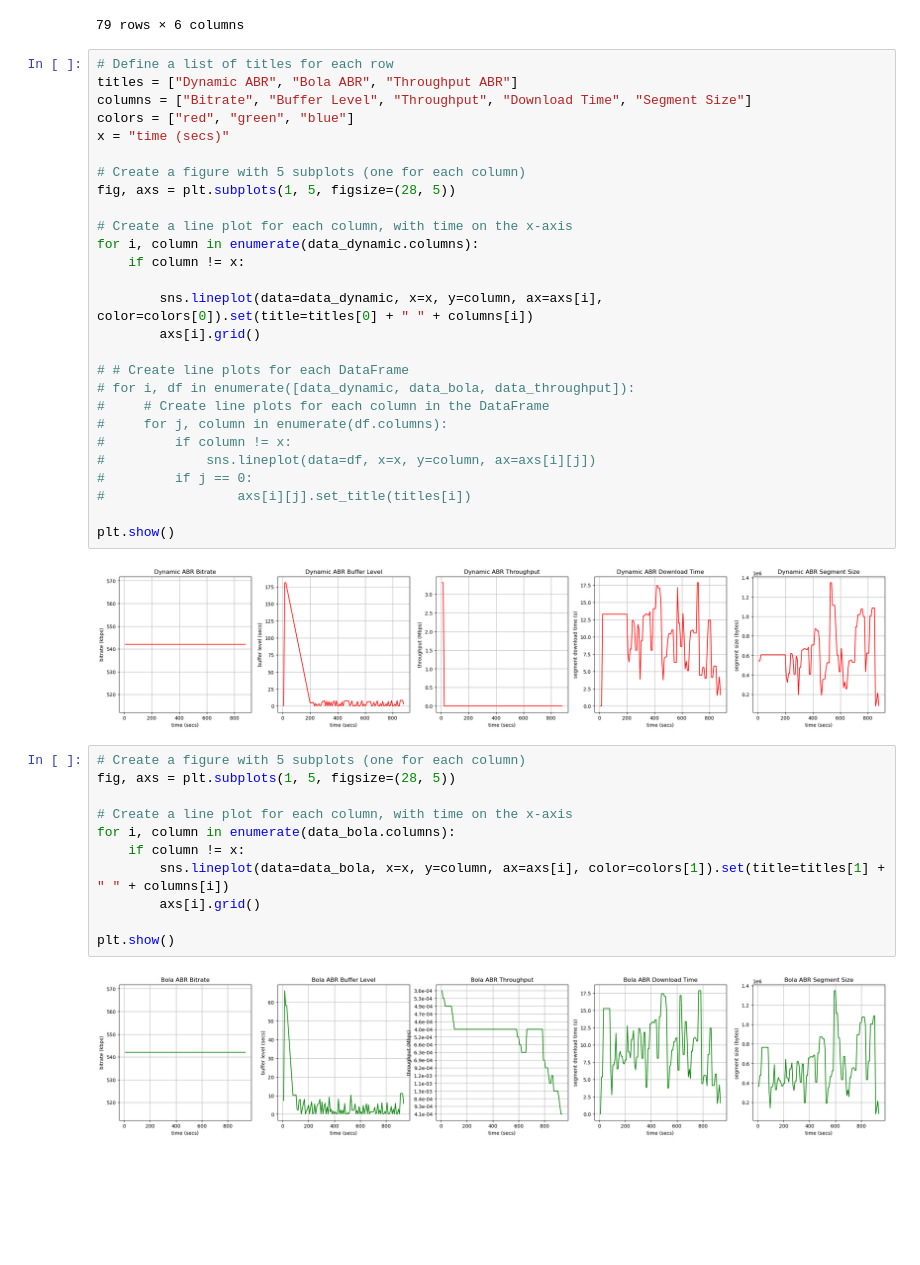
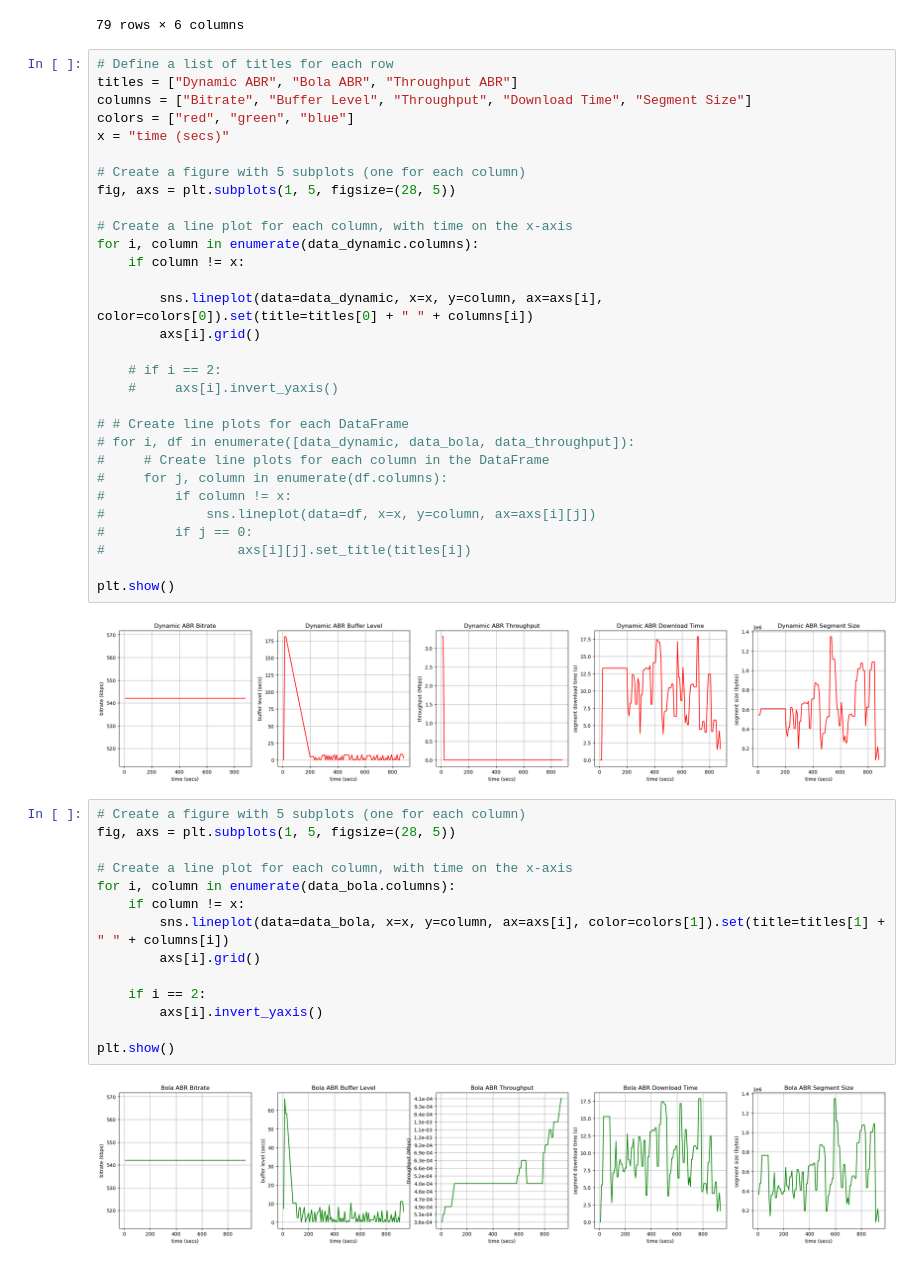
Before and after one commit to RyanHaniff/Adaptive-Bitrate-Algorithm-Performance-using-DASH, a Jupyter notebook: report_graphs/grid_graphs.ipynb, the cells around one changed output. Drawn from its saved outputs; the diff is of its cells as text; blank space fills up the shorter version.

```diff
--- a/report_graphs/grid_graphs.ipynb
+++ b/report_graphs/grid_graphs.ipynb
@@ -99,6 +99,9 @@ for i, column in enumerate(data_dynamic.columns):
         sns.lineplot(data=data_dynamic, x=x, y=column, ax=axs[i], color=colors[0]).set(title=titles[0] + " " + columns[i])
         axs[i].grid()
 
+    # if i == 2:
+    #     axs[i].invert_yaxis()
+
 # # Create line plots for each DataFrame
 # for i, df in enumerate([data_dynamic, data_bola, data_throughput]):
 #     # Create line plots for each column in the DataFrame
@@ -114,16 +117,19 @@ plt.show()
 # %%
 # Create a figure with 5 subplots (one for each column)
 fig, axs = plt.subplots(1, 5, figsize=(28, 5))
 
 # Create a line plot for each column, with time on the x-axis
 for i, column in enumerate(data_bola.columns):
     if column != x:
         sns.lineplot(data=data_bola, x=x, y=column, ax=axs[i], color=colors[1]).set(title=titles[1] + " " + columns[i])
         axs[i].grid()
 
+    if i == 2:
+        axs[i].invert_yaxis()
+
 plt.show()
 # %% [output]
-[figure, old version]
+[figure, new version]
 # %%
 # Create a figure with 5 subplots (one for each column)
 fig, axs = plt.subplots(1, 5, figsize=(28, 5))
```
Also changed, not shown: parts of 1 cell of this notebook, 2 other files.
